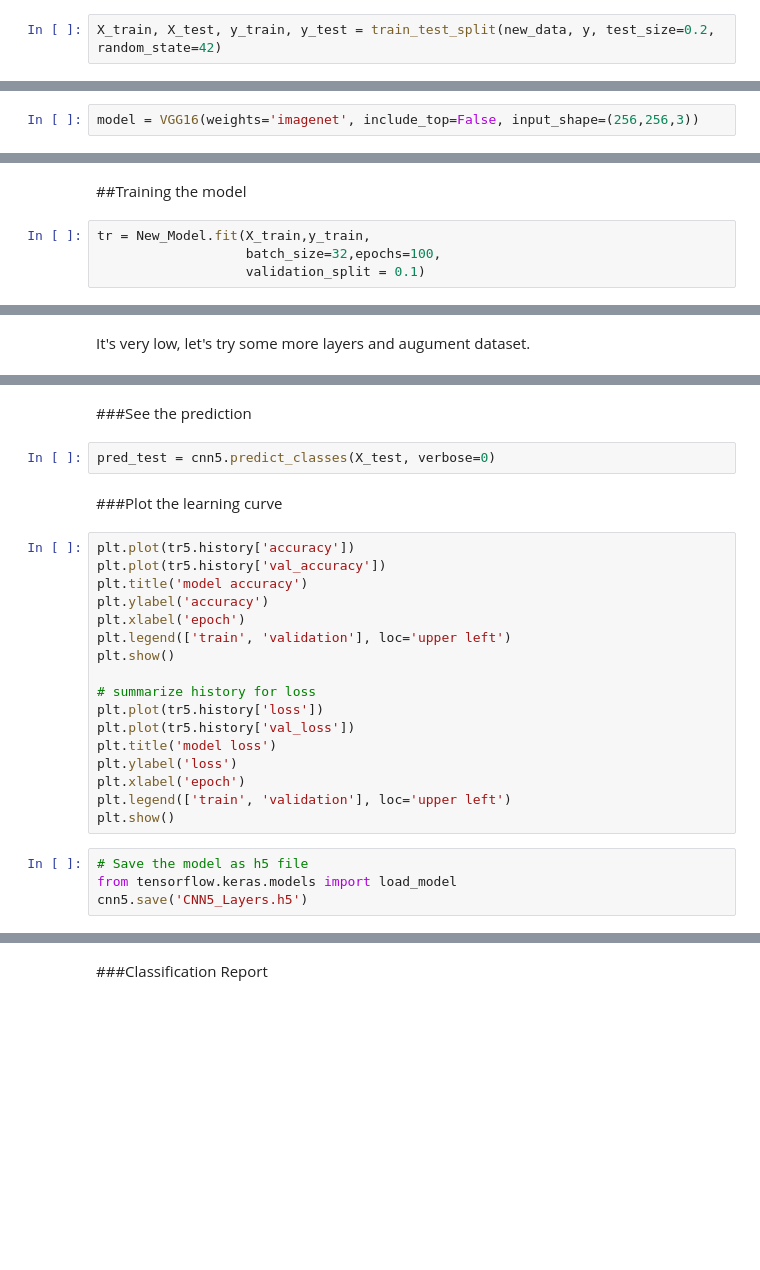
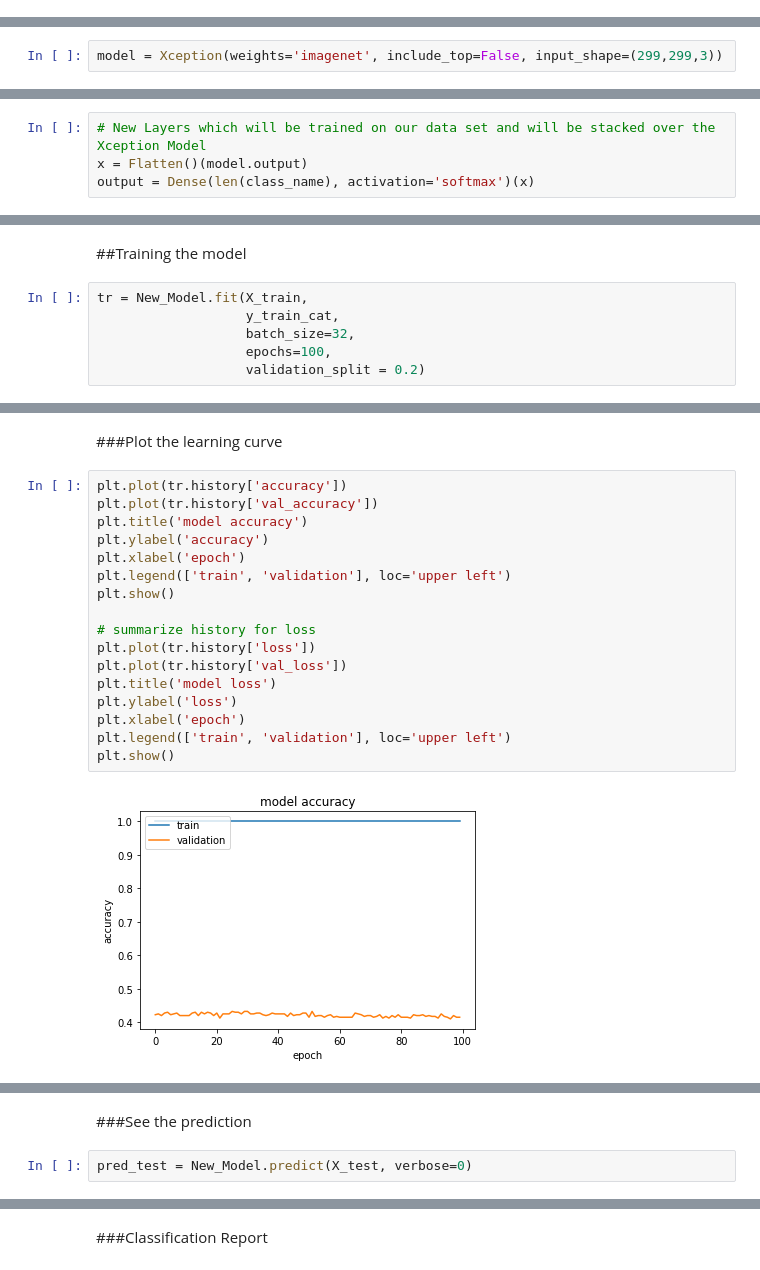
Before and after one commit to seansothey/Diabetic_Retinopathy-Research_Project, a Jupyter notebook: Diabetic_Retinopathy_Xception.ipynb, the cells around one changed output, grey strips where cells are left out. Drawn from its saved outputs; the diff is of its cells as text; blank space fills up the shorter version.

```diff
--- a/Diabetic_Retinopathy_Xception.ipynb
+++ b/Diabetic_Retinopathy_Xception.ipynb
@@ -285,2 +261,0 @@ Split training and testing set 80:20
-# %%
-X_train, X_test, y_train, y_test = train_test_split(new_data, y, test_size=0.2, random_state=42)
@@ -300,2 +271,2 @@ import glob
 # %%
-model = VGG16(weights='imagenet', include_top=False, input_shape=(256,256,3))
+model = Xception(weights='imagenet', include_top=False, input_shape=(299,299,3))
@@ -315,4 +274,8 @@ output=Dense(len(class_name),activation='softmax')(x)
 # Freezing all the Imported Layers because we don't train existing weights
 for layers in model.layers:
 	layers.trainable=False
+# %%
+# New Layers which will be trained on our data set and will be stacked over the Xception Model
+x = Flatten()(model.output)
+output = Dense(len(class_name), activation='softmax')(x)
 # %%
@@ -350,8 +313,10 @@ New_Model.compile(
 # %% [markdown]
 ##Training the model
 # %%
-tr = New_Model.fit(X_train,y_train,
-                   batch_size=32,epochs=100,
-                   validation_split = 0.1)
+tr = New_Model.fit(X_train,
+                   y_train_cat,
+                   batch_size=32,
+                   epochs=100,
+                   validation_split = 0.2)
 # %% [output]
 Epoch 1/100
@@ -363,2 +346,21 @@ print('Test accuracy:', score5[1])
-# %% [markdown]
-It's very low, let's try some more layers and augument dataset.
+# %% [markdown]
+###Plot the learning curve
+# %%
+plt.plot(tr.history['accuracy'])
+plt.plot(tr.history['val_accuracy'])
+plt.title('model accuracy')
+plt.ylabel('accuracy')
+plt.xlabel('epoch')
+plt.legend(['train', 'validation'], loc='upper left')
+plt.show()
+
+# summarize history for loss
+plt.plot(tr.history['loss'])
+plt.plot(tr.history['val_loss'])
+plt.title('model loss')
+plt.ylabel('loss')
+plt.xlabel('epoch')
+plt.legend(['train', 'validation'], loc='upper left')
+plt.show()
+# %% [output]
+[figure, added]
@@ -365,27 +368,4 @@ It's very low, let's try some more layers and augument dataset.
 # %% [markdown]
 ###See the prediction
 # %%
-pred_test = cnn5.predict_classes(X_test, verbose=0)
+pred_test = New_Model.predict(X_test, verbose=0)
-# %% [markdown]
-###Plot the learning curve
-# %%
-plt.plot(tr5.history['accuracy'])
-plt.plot(tr5.history['val_accuracy'])
-plt.title('model accuracy')
-plt.ylabel('accuracy')
-plt.xlabel('epoch')
-plt.legend(['train', 'validation'], loc='upper left')
-plt.show()
-
-# summarize history for loss
-plt.plot(tr5.history['loss'])
-plt.plot(tr5.history['val_loss'])
-plt.title('model loss')
-plt.ylabel('loss')
-plt.xlabel('epoch')
-plt.legend(['train', 'validation'], loc='upper left')
-plt.show()
-# %%
-# Save the model as h5 file
-from tensorflow.keras.models import load_model
-cnn5.save('CNN5_Layers.h5')
```
Also changed, not shown: parts of 38 cells of this notebook.
